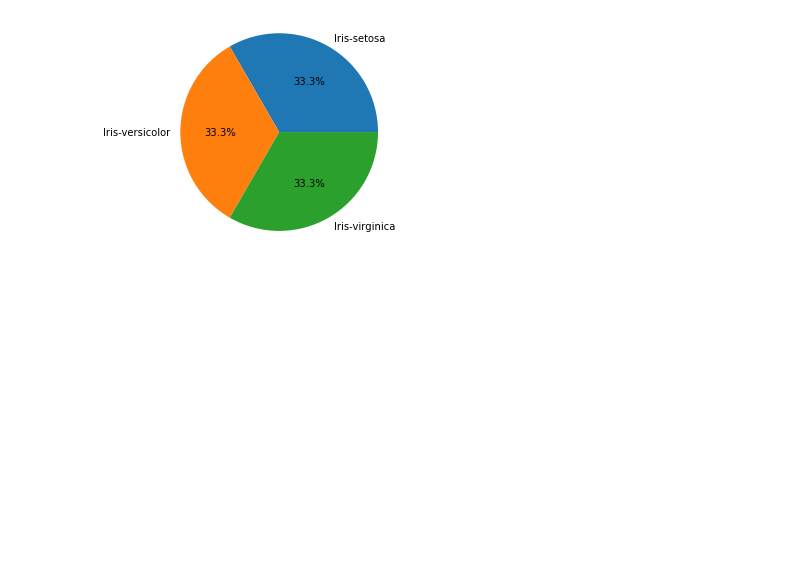
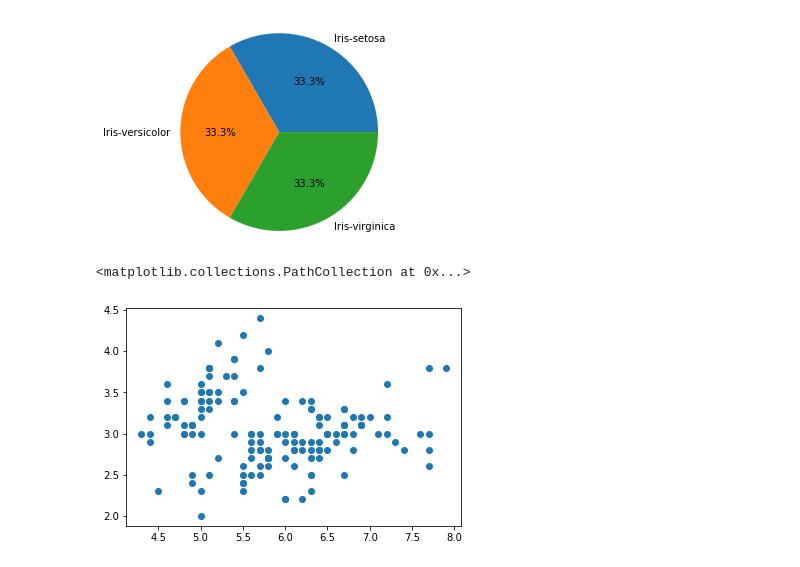
Before and after one commit to edwardsrk/Visualizations, a Jupyter notebook: Visualizations.ipynb, the cells around one changed output. Saved outputs shown, nothing was run; the diff lists cells and outputs as text; code cells hidden in the pictures; blank space fills up the shorter version.

```diff
--- a/Visualizations.ipynb
+++ b/Visualizations.ipynb
@@ -109,3 +126,8 @@ plt.show()
 # %%
 a= iris.sepal_length
 b= iris.sepal_width
+# %%
+plt.scatter(a,b)
+# %% [output]
+<matplotlib.collections.PathCollection at 0x...>
+[figure, added]
```
Also changed, not shown: parts of 3 cells of this notebook.
